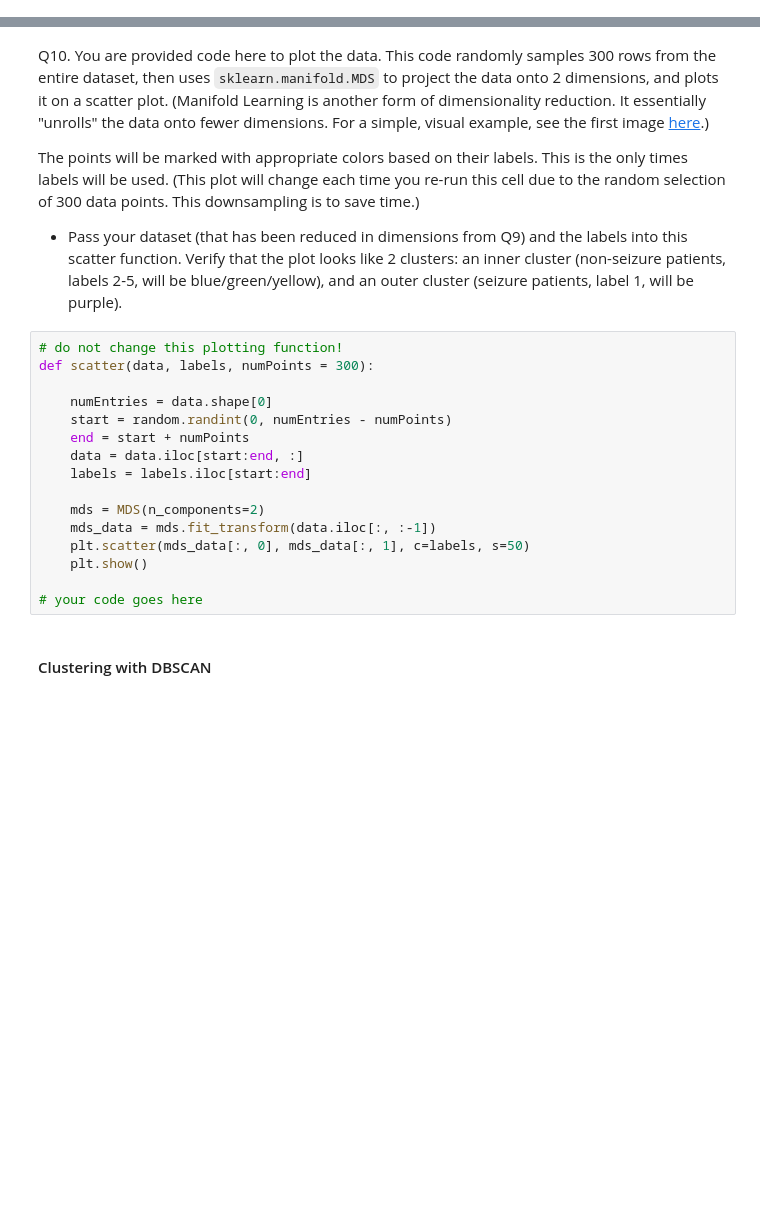
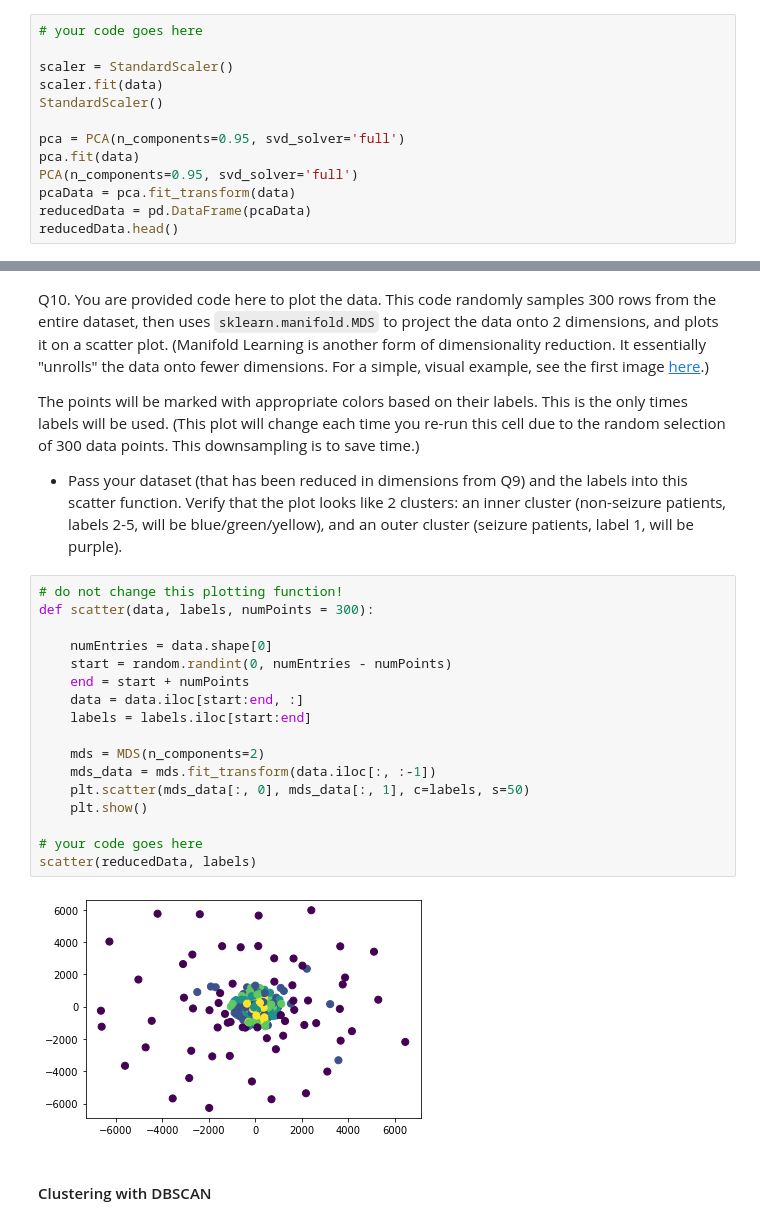
Before and after one commit to BrianDyck/DataMiningAssignment4, a Jupyter notebook: HW4-2/HW4 - Clustering.ipynb, the cells around one changed output, grey strips where cells are left out. Drawn from its saved outputs; the diff is of its cells as text; blank space fills up the shorter version.

```diff
--- a/HW4-2/HW4 - Clustering.ipynb
+++ b/HW4-2/HW4 - Clustering.ipynb
@@ -355,0 +357,13 @@ Q9.
+# %%
+# your code goes here
+
+scaler = StandardScaler()
+scaler.fit(data)
+StandardScaler()
+
+pca = PCA(n_components=0.95, svd_solver='full')
+pca.fit(data)
+PCA(n_components=0.95, svd_solver='full')
+pcaData = pca.fit_transform(data)
+reducedData = pd.DataFrame(pcaData)
+reducedData.head()
@@ -362,19 +384,22 @@ The points will be marked with appropriate colors based on their labels. This is
 # %%
 # do not change this plotting function!
 def scatter(data, labels, numPoints = 300):
 
     numEntries = data.shape[0]
     start = random.randint(0, numEntries - numPoints)
     end = start + numPoints
     data = data.iloc[start:end, :]
     labels = labels.iloc[start:end]
 
     mds = MDS(n_components=2)
     mds_data = mds.fit_transform(data.iloc[:, :-1])
     plt.scatter(mds_data[:, 0], mds_data[:, 1], c=labels, s=50)
     plt.show()
 
 # your code goes here
+scatter(reducedData, labels)
+# %% [output]
+[figure, added]
 # %% [markdown]
 #### Clustering with DBSCAN
 # %% [markdown]
```
Also changed, not shown: parts of 6 cells of this notebook, 1 other file.
